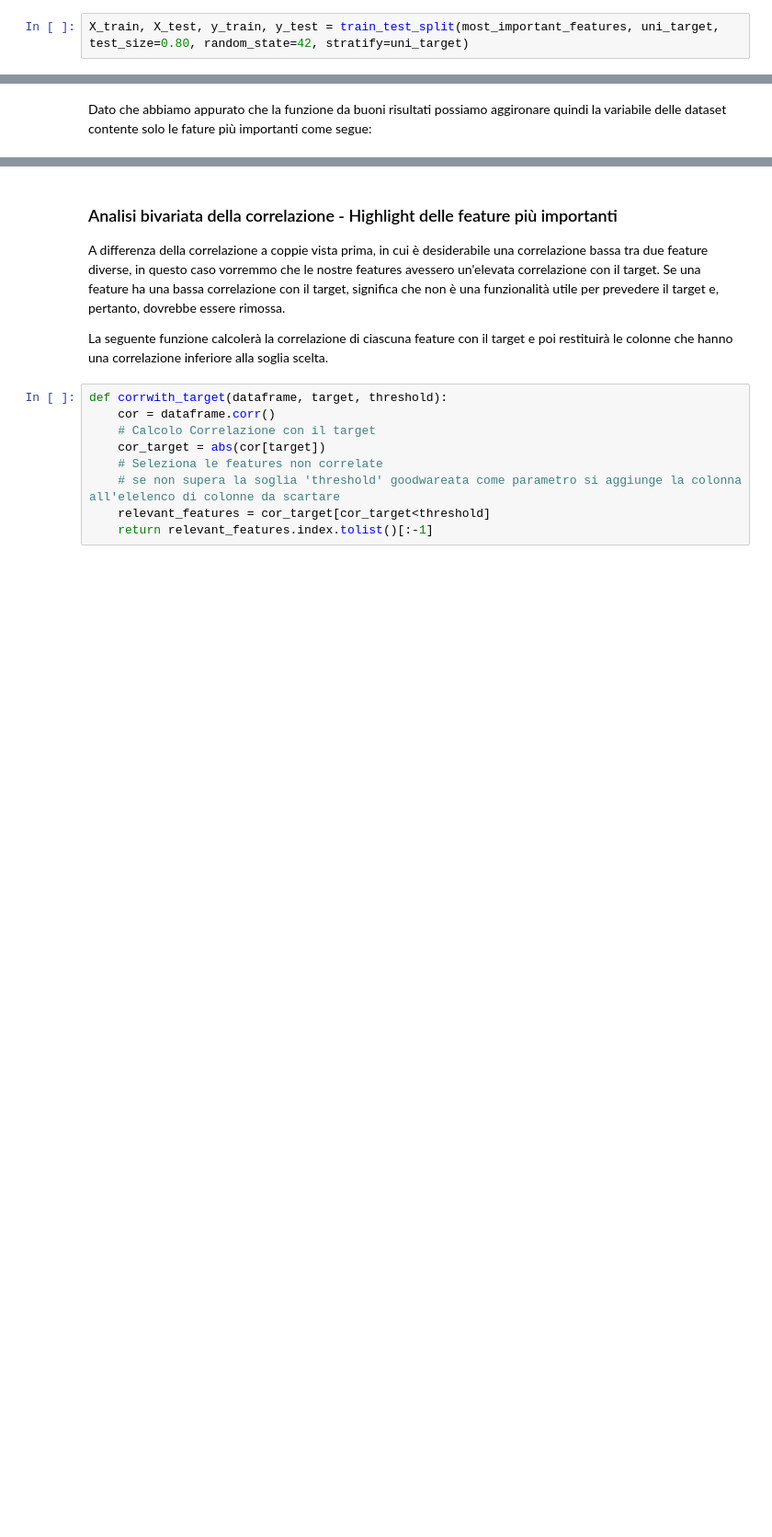
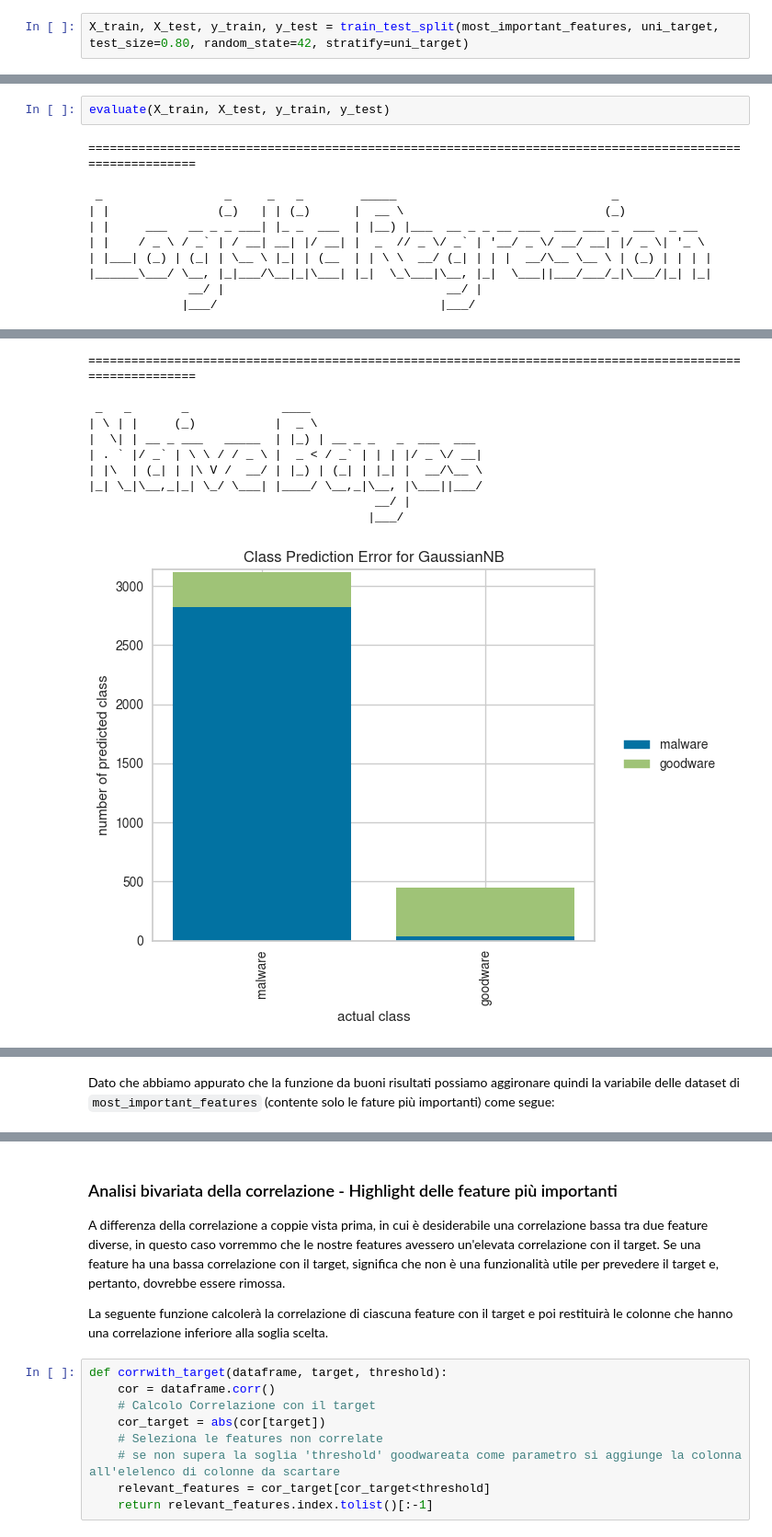
Before and after one commit to VR3ED/Goodware-vs-Malaware-machine-learning, a Jupyter notebook: Progetto.ipynb, the cells around one changed output, grey strips where cells are left out. Shown at 92% size. Drawn from its saved outputs; the diff is of its cells as text; blank space fills up the shorter version.

```diff
--- a/Progetto.ipynb
+++ b/Progetto.ipynb
@@ -342,0 +473,13 @@ times.append(time)
+# %%
+evaluate(X_train, X_test, y_train, y_test)
+# %% [output]
+==========================================================================================================
+
+ _                 _     _   _        _____                              _
+| |               (_)   | | (_)      |  __ \                            (_)
+| |     ___   __ _ _ ___| |_ _  ___  | |__) |___  __ _ _ __ ___  ___ ___ _  ___  _ __
+| |    / _ \ / _` | / __| __| |/ __| |  _  // _ \/ _` | '__/ _ \/ __/ __| |/ _ \| '_ \
+| |___| (_) | (_| | \__ \ |_| | (__  | | \ \  __/ (_| | | |  __/\__ \__ \ | (_) | | | |
+|______\___/ \__, |_|___/\__|_|\___| |_|  \_\___|\__, |_|  \___||___/___/_|\___/|_| |_|
+              __/ |                               __/ |
+             |___/                               |___/
@@ -342,0 +489,11 @@ times.append(time)
+==========================================================================================================
+
+ _   _       _             ____
+| \ | |     (_)           |  _ \
+|  \| | __ _ ___   _____  | |_) | __ _ _   _  ___  ___
+| . ` |/ _` | \ \ / / _ \ |  _ < / _` | | | |/ _ \/ __|
+| |\  | (_| | |\ V /  __/ | |_) | (_| | |_| |  __/\__ \
+|_| \_|\__,_|_| \_/ \___| |____/ \__,_|\__, |\___||___/
+                                        __/ |
+                                       |___/
+[figure, added]
@@ -343,5 +522,5 @@ times.append(time)
 # %% [markdown]
-Dato che abbiamo appurato che la funzione da buoni risultati possiamo aggironare quindi la variabile delle dataset contente solo le fature più importanti come segue:
+Dato che abbiamo appurato che la funzione da buoni risultati possiamo aggironare quindi la variabile delle dataset di `most_important_features` (contente solo le fature più importanti) come segue:
 # %%
 # Inizializzazione varibile feature più importanti
 most_important_features = most_important_features.drop(non_correlated_features, axis=1)
```
Also changed, not shown: parts of 65 cells of this notebook.
